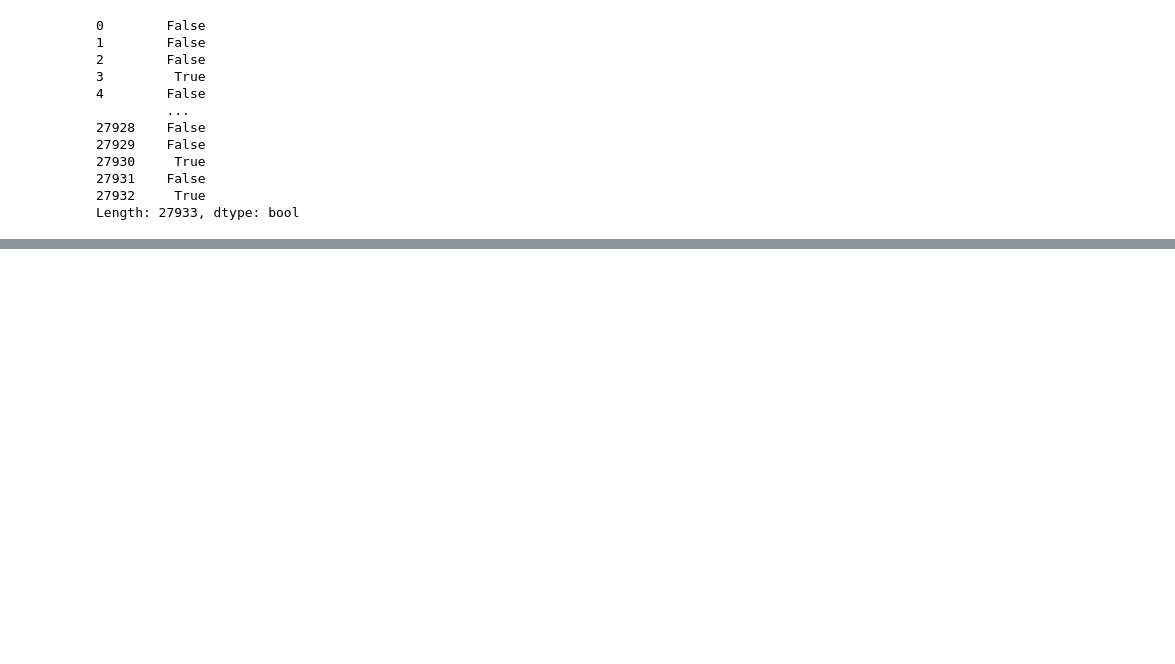
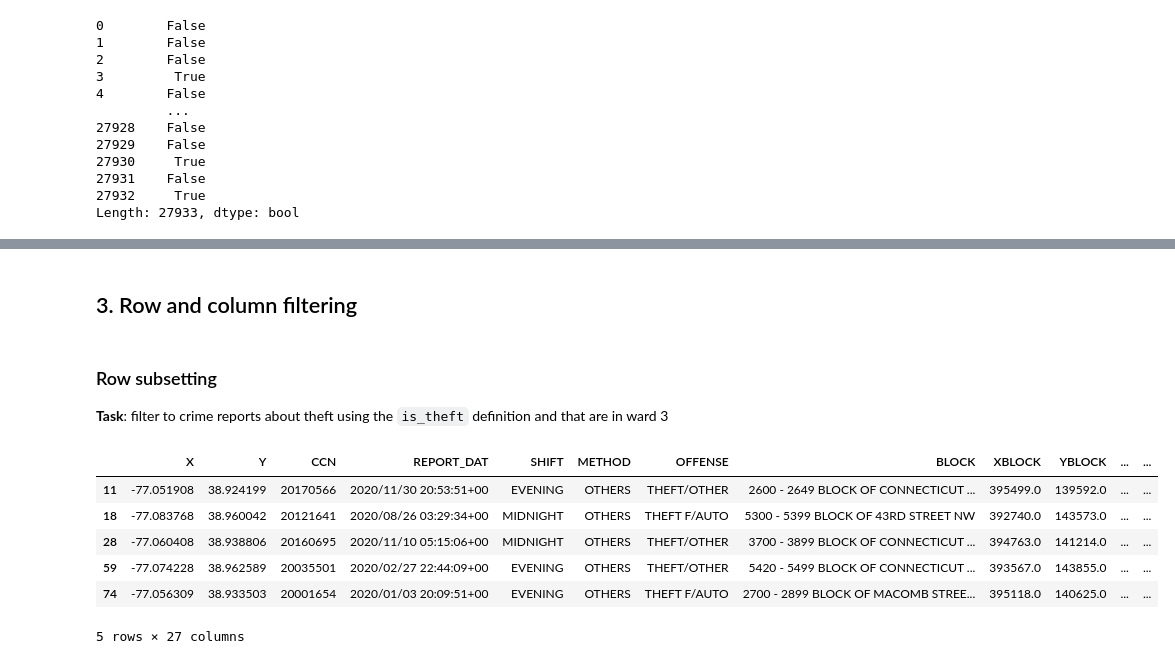
Before and after one commit to willermarth/QSS_Public, a Jupyter notebook: activities/solutions/00_pandas_datacleaning_full_solutions.ipynb, the cells around one changed output, grey strips where cells are left out. Saved outputs shown, nothing was run; the diff lists cells and outputs as text; code cells hidden in the pictures; blank space fills up the shorter version.

```diff
--- a/activities/solutions/00_pandas_datacleaning_class1.ipynb
+++ b/activities/solutions/00_pandas_datacleaning_full_solutions.ipynb
@@ -293,0 +302,14 @@ Length: 27933, dtype: bool
+# %%
+conditions = [
+    df.is_theft & df.METHOD.isin(["GUN", "KNIFE"]),
+    ~df.is_theft & df.METHOD.isin(["GUN", "KNIFE"]),
+        ]
+
+code_to_cats = [
+    "violent theft", "violent other"
+        ]
+
+df["offense_summary"] = np.select(conditions, code_to_cats,
+                                 default = "non-violent")
+
+df.offense_summary.value_counts()
@@ -293,0 +326,2 @@ Length: 27933, dtype: bool
+# %%
+df["START_DATE_CLEAN"] = pd.to_datetime(df.START_DATE)
@@ -293,0 +336,17 @@ Length: 27933, dtype: bool
+# %% [markdown]
+## 3. Row and column filtering
+# %% [markdown]
+### Row subsetting
+
+**Task**: filter to crime reports about theft using the `is_theft` definition and that are in ward 3
+# %%
+theft_W3 = df[df.is_theft & (df.WARD == 3)]
+theft_W3.head()
+# %% [output]
+|  | X | Y | CCN | REPORT_DAT | SHIFT | METHOD | OFFENSE | BLOCK | XBLOCK | YBLOCK | ... | ... |
+| 11 | -77.051908 | 38.924199 | 20170566 | 2020/11/30 20:53:51+00 | EVENING | OTHERS | THEFT/OTHER | 2600 - 2649 BLOCK OF CONNECTICUT ... | 395499.0 | 139592.0 | ... | ... |
+| 18 | -77.083768 | 38.960042 | 20121641 | 2020/08/26 03:29:34+00 | MIDNIGHT | OTHERS | THEFT F/AUTO | 5300 - 5399 BLOCK OF 43RD STREET NW | 392740.0 | 143573.0 | ... | ... |
+| 28 | -77.060408 | 38.938806 | 20160695 | 2020/11/10 05:15:06+00 | MIDNIGHT | OTHERS | THEFT/OTHER | 3700 - 3899 BLOCK OF CONNECTICUT ... | 394763.0 | 141214.0 | ... | ... |
+| 59 | -77.074228 | 38.962589 | 20035501 | 2020/02/27 22:44:09+00 | EVENING | OTHERS | THEFT/OTHER | 5420 - 5499 BLOCK OF CONNECTICUT ... | 393567.0 | 143855.0 | ... | ... |
+| 74 | -77.056309 | 38.933503 | 20001654 | 2020/01/03 20:09:51+00 | EVENING | OTHERS | THEFT F/AUTO | 2700 - 2899 BLOCK OF MACOMB STREE... | 395118.0 | 140625.0 | ... | ... |
+5 rows × 27 columns
```
Also changed, not shown: parts of 11 cells of this notebook, 2 other files.
